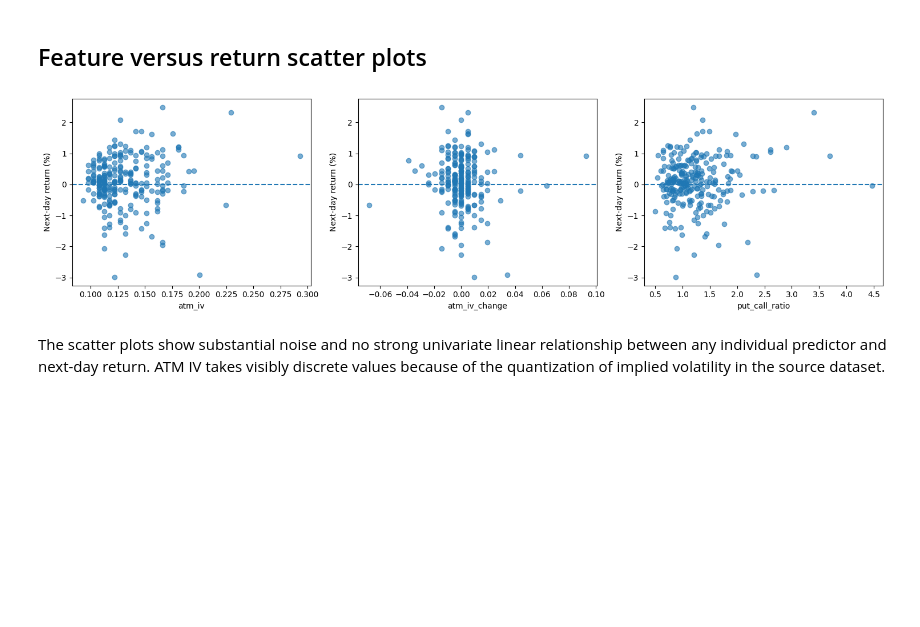
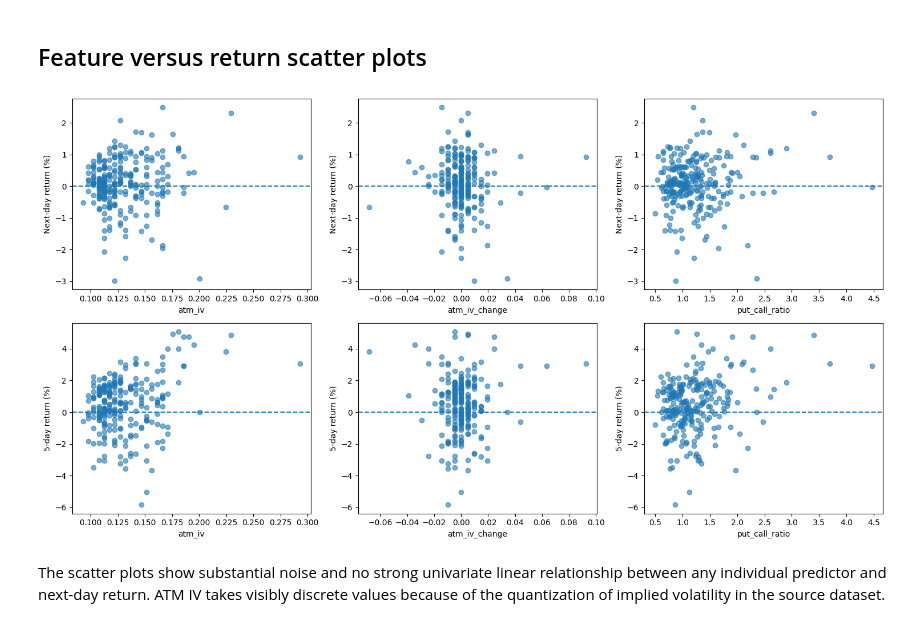
Before and after one commit to RongyiDai/Quantitative_Research_Projects, a Jupyter notebook: SPY_Options_Return_Prediction/SPY_Options_Return_Prediction.ipynb, the cells around one changed output. Saved outputs shown, nothing was run; the diff lists cells and outputs as text; code cells hidden in the pictures; blank space fills up the shorter version.

```diff
--- a/SPY_Options_Return_Prediction/SPY_Options_Return_Prediction.ipynb
+++ b/SPY_Options_Return_Prediction/SPY_Options_Return_Prediction.ipynb
@@ -455,6 +418,9 @@ Adjusted close is used for the return calculation because it accounts for distri
 spy = underlying.sort_values("date")[underlying["date"]>="2024-01-02"].copy()
 spy["return"] = spy["adjusted_close"].pct_change()
 spy["next_day_return"] = spy["return"].shift(-1)
+spy["next_5d_return"] = (spy["adjusted_close"].shift(-5)/ spy["adjusted_close"]- 1)
+spy["target_1d_end_date"] = spy["date"].shift(-1)
+spy["target_5d_end_date"] = spy["date"].shift(-5)
 spy.head(5)
 # %% [output]
 |  | id | symbol | date | open | high | low | close | adjusted_close | volume | ... |
@@ -478,7 +444,8 @@ model_data = model_data.merge(
     how="inner"
 )
 model_data = model_data.merge(
-    spy[["date", "next_day_return"]],
+    spy[["date", "next_day_return", "next_5d_return",
+         "target_1d_end_date", "target_5d_end_date"]],
     on="date",
     how="inner"
 )
@@ -512,7 +482,8 @@ cols = [
     "atm_iv_change",
     "put_call_ratio",
     "skew",
-    "next_day_return"
+    "next_day_return", "next_5d_return",
+    "target_1d_end_date", "target_5d_end_date"
 ]
 model_data = model_data[cols].copy()
 model_data.head()
@@ -574,28 +547,39 @@ In contrast, the individual correlations between each feature and next-day SPY r
 # %%
 import matplotlib.pyplot as plt
 
 primary_features = [
     "atm_iv",
     "atm_iv_change",
     "put_call_ratio"
 ]
 
-fig, axes = plt.subplots(1, 3, figsize=(15, 4))
+targets = [
+    ("next_day_return", "Next-day return (%)"),
+    ("next_5d_return", "5-day return (%)")
+]
 
-for ax, feature in zip(axes, primary_features):
-    ax.scatter(
-        model_data[feature],
-        100 * model_data["next_day_return"],
-        alpha=0.6
-    )
-    ax.axhline(0, linestyle="--")
-    ax.set_xlabel(feature)
-    ax.set_ylabel("Next-day return (%)")
+fig, axes = plt.subplots(2, 3, figsize=(15, 8))
+
+for i, (target, ylabel) in enumerate(targets):
+
+    for j, feature in enumerate(primary_features):
+
+        ax = axes[i, j]
+
+        ax.scatter(
+            model_data[feature],
+            100 * model_data[target],
+            alpha=0.6
+        )
+
+        ax.axhline(0, linestyle="--")
+        ax.set_xlabel(feature)
+        ax.set_ylabel(ylabel)
 
 plt.tight_layout()
 plt.show()
 # %% [output]
-[figure, old version]
+[figure, new version]
 # %% [markdown]
 The scatter plots show substantial noise and no strong univariate linear relationship between any individual predictor and next-day return. ATM IV takes visibly discrete values because of the quantization of implied volatility in the source dataset.
 # %% [markdown]
```
Also changed, not shown: parts of 56 cells of this notebook.
